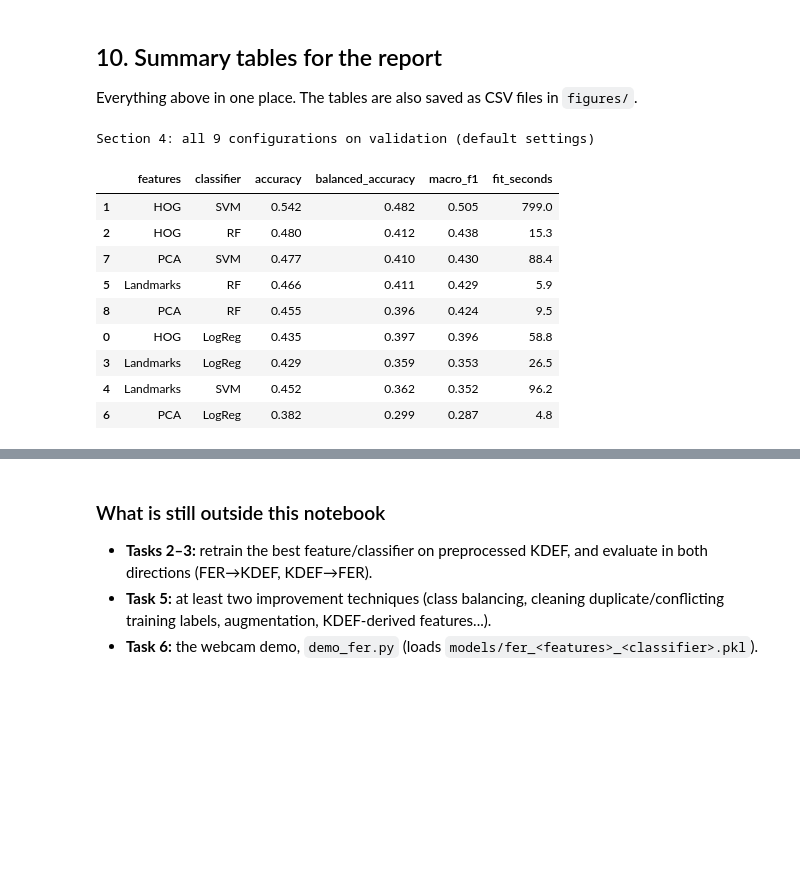
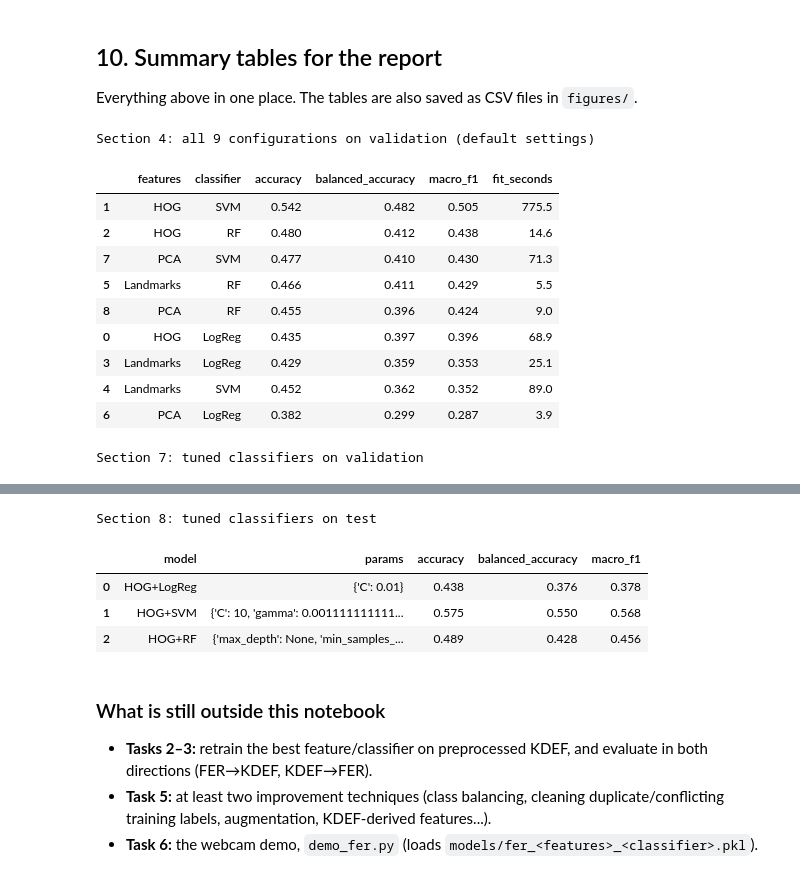
Before and after one commit to thesuacar/ml-emotionalrecognition, a Jupyter notebook: notebooks/phase2_fer2013_baseline.ipynb, the cells around one changed output, grey strips where cells are left out. Drawn from its saved outputs; the diff is of its cells as text; code cells hidden in the pictures; blank space fills up the shorter version.

```diff
--- a/notebooks/phase2_fer2013_baseline.ipynb
+++ b/notebooks/phase2_fer2013_baseline.ipynb
@@ -45,7 +45,7 @@ RANDOM_STATE   = 42
 PCA_COMPONENTS = 100        # PCA size (see section 5 for the sweep)
 CLASS_WEIGHT   = None       # plain baseline. Try "balanced" later (Task 5)
 SVM_SUBSAMPLE  = None       # e.g. 8000 for a quick dry run; None = all training data (slow: minutes)
-RUN_FINAL_TEST = False      # set True ONCE, when every choice above is final
+RUN_FINAL_TEST = True      # set True ONCE, when every choice above is final
 
 # ----- folders ---------------------------------------------------------------------------
 ROOT = Path.cwd().parent
@@ -54,6 +54,7 @@ if str(ROOT) not in sys.path:
 DATA = ROOT / "data" / "fer"
 FEAT_DIR  = os.path.join(DATA, "features")
 FIG_DIR = ROOT / "figures"
+MODEL_DIR = ROOT / "models"
 
 from scripts.fer_features import EMOTIONS, HOG_PARAMS, FEATURE_FNS      # feature code shared with the demo
 
@@ -458,23 +495,23 @@ Everything above in one place. The tables are also saved as CSV files in `figure
 # %%
 print("Section 4: all 9 configurations on validation (default settings)")
 display(results.sort_values("macro_f1", ascending=False).round(3))
-'''
-RESULTS OF H.PARAMETER TUNING
+
 print("Section 7: tuned classifiers on validation")
 display(tuned_df.round(3))
-'''
+
 if RUN_FINAL_TEST:
     print("Section 8: tuned classifiers on test")
     display(test_df.round(3))
 # %% [output]
 Section 4: all 9 configurations on validation (default settings)
 |  | features | classifier | accuracy | balanced_accuracy | macro_f1 | fit_seconds |
-| 1 | HOG | SVM | 0.542 | 0.482 | 0.505 | 799.0 |
-| 2 | HOG | RF | 0.480 | 0.412 | 0.438 | 15.3 |
-| 7 | PCA | SVM | 0.477 | 0.410 | 0.430 | 88.4 |
-| 5 | Landmarks | RF | 0.466 | 0.411 | 0.429 | 5.9 |
-| 8 | PCA | RF | 0.455 | 0.396 | 0.424 | 9.5 |
-| 0 | HOG | LogReg | 0.435 | 0.397 | 0.396 | 58.8 |
-| 3 | Landmarks | LogReg | 0.429 | 0.359 | 0.353 | 26.5 |
-| 4 | Landmarks | SVM | 0.452 | 0.362 | 0.352 | 96.2 |
-| 6 | PCA | LogReg | 0.382 | 0.299 | 0.287 | 4.8 |
+| 1 | HOG | SVM | 0.542 | 0.482 | 0.505 | 775.5 |
+| 2 | HOG | RF | 0.480 | 0.412 | 0.438 | 14.6 |
+| 7 | PCA | SVM | 0.477 | 0.410 | 0.430 | 71.3 |
+| 5 | Landmarks | RF | 0.466 | 0.411 | 0.429 | 5.5 |
+| 8 | PCA | RF | 0.455 | 0.396 | 0.424 | 9.0 |
+| 0 | HOG | LogReg | 0.435 | 0.397 | 0.396 | 68.9 |
+| 3 | Landmarks | LogReg | 0.429 | 0.359 | 0.353 | 25.1 |
+| 4 | Landmarks | SVM | 0.452 | 0.362 | 0.352 | 89.0 |
+| 6 | PCA | LogReg | 0.382 | 0.299 | 0.287 | 3.9 |
+Section 7: tuned classifiers on validation
@@ -481,3 +522,8 @@ Section 4: all 9 configurations on validation (default settings)
+Section 8: tuned classifiers on test
+|  | model | params | accuracy | balanced_accuracy | macro_f1 |
+| 0 | HOG+LogReg | {'C': 0.01} | 0.438 | 0.376 | 0.378 |
+| 1 | HOG+SVM | {'C': 10, 'gamma': 0.001111111111... | 0.575 | 0.550 | 0.568 |
+| 2 | HOG+RF | {'max_depth': None, 'min_samples_... | 0.489 | 0.428 | 0.456 |
 # %% [markdown]
 ### What is still outside this notebook
 - **Tasks 2–3:** retrain the best feature/classifier on preprocessed KDEF, and evaluate in both directions (FER→KDEF, KDEF→FER).
```
Also changed, not shown: parts of 7 cells of this notebook, 4 other files.
